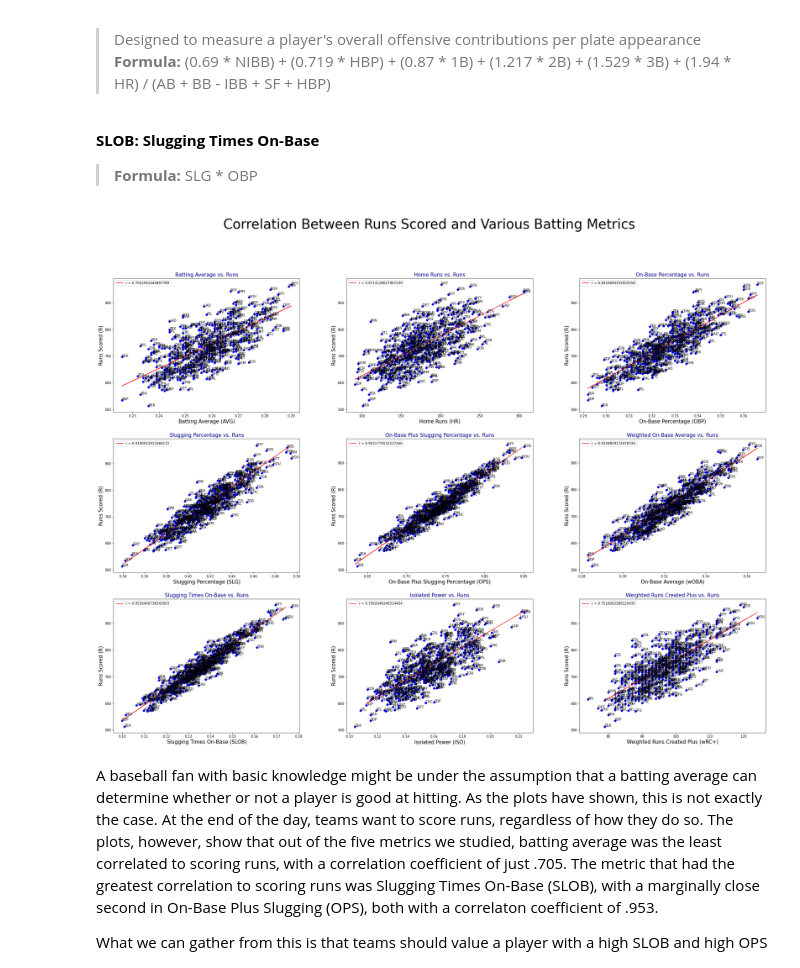
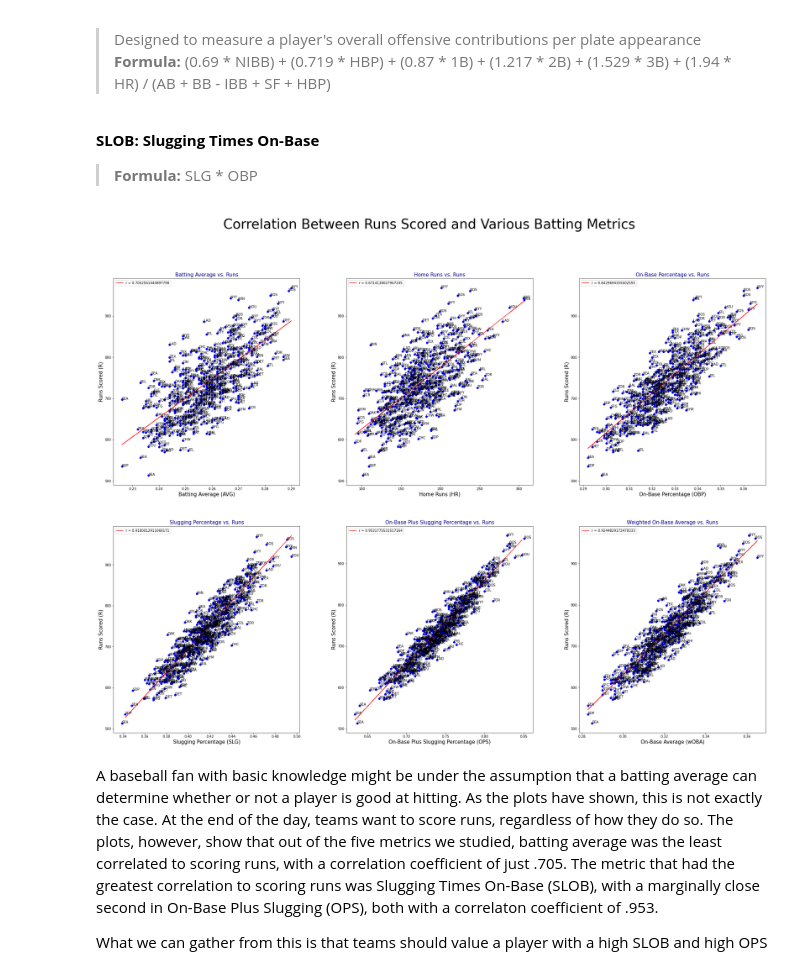
Before and after one commit to cjemm10/cjemm10, a Jupyter notebook: index.ipynb, the cells around one changed output. Cells and saved outputs as stored; diff of their text form; code cells hidden in the pictures.

```diff
--- a/index.ipynb
+++ b/index.ipynb
@@ -395,7 +402,7 @@ Since the team that has more runs wins the game, run are directly correlated to
 # so we will ignore that for this exercise
 team = team_batting[team_batting.Year != 2020]
 
-fig, ax = plt.subplots(3, 3)
+fig, ax = plt.subplots(2, 3)
 fig.subplots_adjust(wspace=.25)
 fig.set_figheight(25)
 fig.set_figwidth(35)
@@ -527,111 +534,34 @@ plt.plot(x_test, prediction, label = f'r = {pearsonr(x.flatten(), y)[0]}', color
 plt.scatter(team['OPS'], team['R'], color = 'blue')
 plt.legend(loc = 'upper left')
 
 ######################################################################
 #           Plotting Correlation wOBA vs. Runs Scored                #
 ######################################################################
 
 plt.sca(ax[1,2])
 plt.gca().set_title('Weighted On-Base Average vs. Runs', fontsize=15, c = 'DarkBlue')
 plt.gca().set_xlabel('On-Base Average (wOBA)', fontsize=15)
 plt.gca().set_ylabel('Runs Scored (R)', fontsize=15)
 
 # Add labels for each point
 for idx, row in team.iterrows():
     plt.annotate(row['Team'], (row['wOBA'], row['R']))
 
 # Calculate regression line and plot it in the same graph
 model = LinearRegression()
 x, y = team['wOBA'].values.reshape(-1,1), team['R'].values
 x_train, x_test, y_train, y_test = train_test_split(x, y, random_state=0, train_size=0.3)
 model = model.fit(x_train, y_train)
 prediction = model.predict(x_test)
 
 # Plot regression line and scatter the data points on the same axis
 plt.plot(x_test, prediction, label = f'r = {pearsonr(x.flatten(), y)[0]}', color='red')
 plt.scatter(team['wOBA'], team['R'], color = 'blue')
 plt.legend(loc = 'upper left')
 
-######################################################################
-#            Plotting Correlation SLOB vs. Runs Scored               #
-######################################################################
-
-plt.sca(ax[2,0])
-plt.gca().set_title('Slugging Times On-Base vs. Runs', fontsize=15, c = 'DarkBlue')
-plt.gca().set_xlabel('Slugging Times On-Base (SLOB)', fontsize=15)
-plt.gca().set_ylabel('Runs Scored (R)', fontsize=15)
-
-team = team.assign(SLOB = team.SLG * team.OBP)
-# Add labels for each point
-for idx, row in team.iterrows():
-    plt.annotate(row['Team'], (row['SLOB'], row['R']))
-
-# Calculate regression line and plot it in the same graph
-model = LinearRegression()
-x, y = team['SLOB'].values.reshape(-1,1), team['R'].values
-x_train, x_test, y_train, y_test = train_test_split(x, y, random_state=0, train_size=0.3)
-model = model.fit(x_train, y_train)
-prediction = model.predict(x_test)
-
-# Plot regression line and scatter the data points on the same axis
-plt.plot(x_test, prediction, label = f'r = {pearsonr(x.flatten(), y)[0]}', color='red')
-plt.scatter(team['SLOB'], team['R'], color = 'blue')
-plt.legend(loc = 'upper left')
-
-######################################################################
-#            Plotting Correlation SLOB vs. Runs Scored               #
-######################################################################
-
-plt.sca(ax[2,1])
-plt.gca().set_title('Isolated Power vs. Runs', fontsize=15, c = 'DarkBlue')
-plt.gca().set_xlabel('Isolated Power (ISO)', fontsize=15)
-plt.gca().set_ylabel('Runs Scored (R)', fontsize=15)
-
-team = team.assign(SLOB = team.SLG * team.OBP)
-# Add labels for each point
-for idx, row in team.iterrows():
-    plt.annotate(row['Team'], (row['ISO'], row['R']))
-
-# Calculate regression line and plot it in the same graph
-model = LinearRegression()
-x, y = team['ISO'].values.reshape(-1,1), team['R'].values
-x_train, x_test, y_train, y_test = train_test_split(x, y, random_state=0, train_size=0.3)
-model = model.fit(x_train, y_train)
-prediction = model.predict(x_test)
-
-# Plot regression line and scatter the data points on the same axis
-plt.plot(x_test, prediction, label = f'r = {pearsonr(x.flatten(), y)[0]}', color='red')
-plt.scatter(team['ISO'], team['R'], color = 'blue')
-plt.legend(loc = 'upper left')
-
-######################################################################
-#            Plotting Correlation wRC+ vs. Runs Scored               #
-######################################################################
-
-plt.sca(ax[2,2])
-plt.gca().set_title('Weighted Runs Created Plus vs. Runs', fontsize=15, c = 'DarkBlue')
-plt.gca().set_xlabel('Weighted Runs Created Plus (wRC+)', fontsize=15)
-plt.gca().set_ylabel('Runs Scored (R)', fontsize=15)
-
-team = team.assign(SLOB = team.SLG * team.OBP)
-# Add labels for each point
-for idx, row in team.iterrows():
-    plt.annotate(row['Team'], (row['wRC+'], row['R']))
-
-# Calculate regression line and plot it in the same graph
-model = LinearRegression()
-x, y = team['wRC+'].values.reshape(-1,1), team['R'].values
-x_train, x_test, y_train, y_test = train_test_split(x, y, random_state=0, train_size=0.3)
-model = model.fit(x_train, y_train)
-prediction = model.predict(x_test)
-
-# Plot regression line and scatter the data points on the same axis
-plt.plot(x_test, prediction, label = f'r = {pearsonr(x.flatten(), y)[0]}', color='red')
-plt.scatter(team['wRC+'], team['R'], color = 'blue')
-plt.legend(loc = 'upper left')
 plt.show()
 # %% [output]
-[figure, old version]
+[figure, new version]
 # %% [markdown]
 A baseball fan with basic knowledge might be under the assumption that a batting average can determine whether or not a player is good at hitting. As the plots have shown, this is not exactly the case. At the end of the day, teams want to score runs, regardless of how they do so. The plots, however, show that out of the five metrics we studied, batting average was the least correlated to scoring runs, with a correlation coefficient of just .705. The metric that had the greatest correlation to scoring runs was Slugging Times On-Base (SLOB), with a marginally close second in On-Base Plus Slugging (OPS), both with a correlaton coefficient of .953.
 
```
Also changed, not shown: parts of 14 cells of this notebook, 1 other file.
